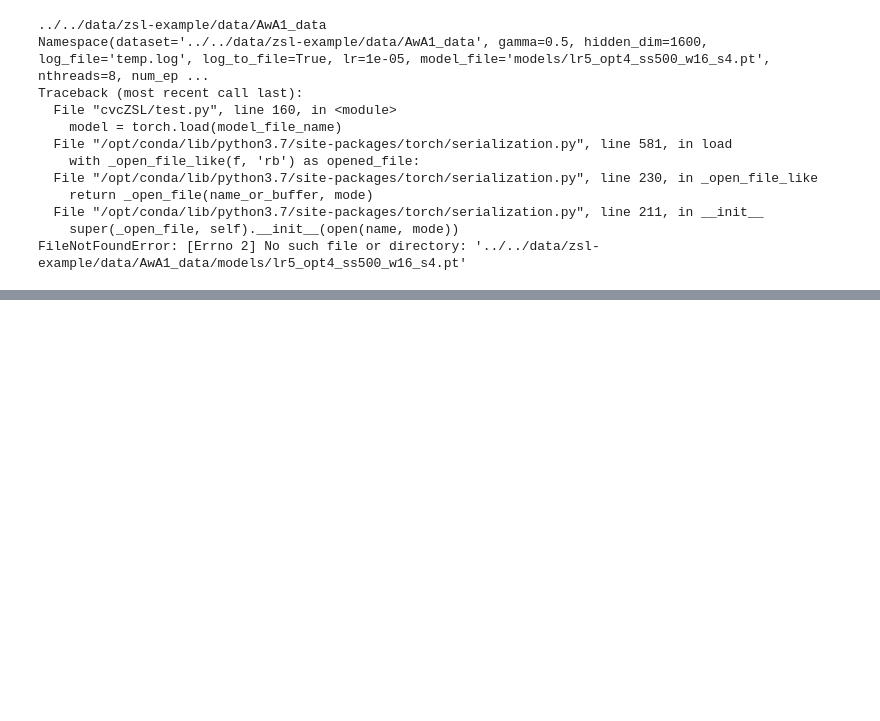
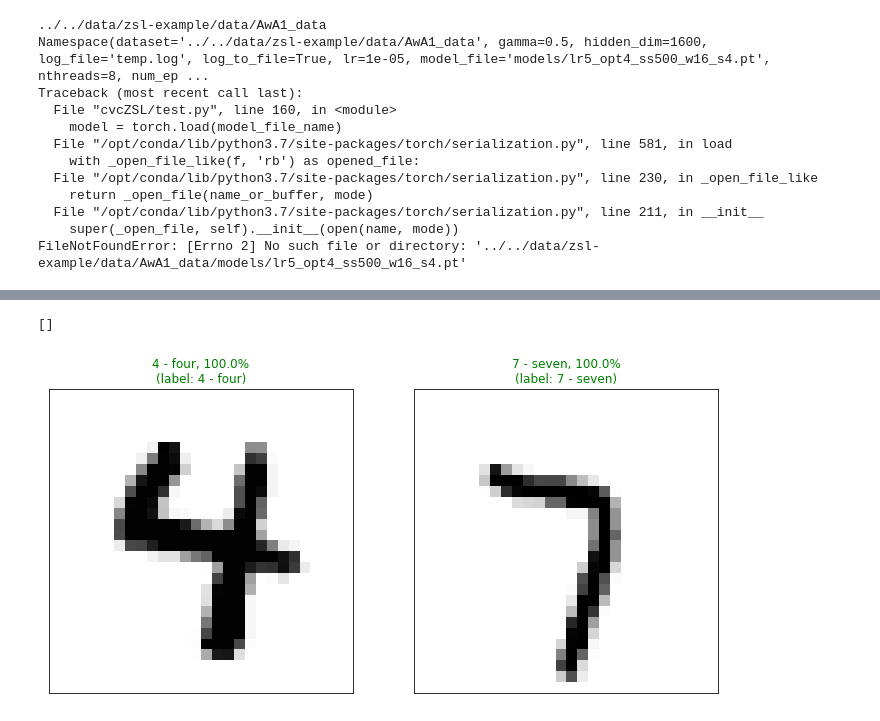
Before and after one commit to christnp/e6998-project, a Jupyter notebook: src/zero-shot/zero-shot-learning.ipynb, the cells around one changed output, grey strips where cells are left out. Saved outputs shown, nothing was run; the diff lists cells and outputs as text; code cells hidden in the pictures; blank space fills up the shorter version.

```diff
--- a/src/zero-shot/zero-shot-learning.ipynb
+++ b/src/zero-shot/zero-shot-learning.ipynb
@@ -178,0 +197,36 @@ Class names: ['0 - zero', '1 - one', '2 - two', '3 - three', '4 - four', '5 - fi
+# %%
+model = models.resnet18(pretrained=False)
+model_name = 'resnet18'
+
+output_dir='output'
+num_epochs = 5
+# prepare the pre-trained model:
+#   Note the following considerations given our dataset for ResNet
+#     -> MNIST data are 1-channel (grascale) of size and has 10 output classes
+#     -> ResNet model expects 3-channel (RGB) images of size 224x224 as input
+#        and has 1000 output classes
+#     == We must changet the last fully connected layer to match 10 classes
+# keep features unchanged
+num_features = model.fc.in_features
+# change the output layer to match number of new classes
+num_classes = 10
+model.fc = nn.Linear(num_features, num_classes)
+# change the first conv layer for single channel images
+model.conv1 = torch.nn.Conv1d(1, 64, (7, 7), (2, 2), (3, 3), bias=False)
+# ref: https://discuss.pytorch.org/t/altering-resnet18-for-single-channel-images/29198/10
+
+# move model to the GPU
+cudnn.benchmark = True
+
+# use helper function to train the model (outputs model and Pandas DF)
+print(f'\nTraining baseline model \'{model_name}\'...')
+model, results_df,_ = train_model(device, model, dataloaders,
+                                       dataset_sizes, output_dir=output_dir,
+                                       num_epochs=num_epochs)
+
+# save the data for others to use
+ # <-- train_model should have created this dir
+results_file = f'{model_name}_results_{time.strftime("%Y-%m-%dT%H%M%S")}.csv'
+results_df.to_csv(os.path.join(output_dir,results_file),
+                  columns=results_df.columns)
+print(f'> Saved results to \'{results_file}\'.')
@@ -178,0 +251,12 @@ Class names: ['0 - zero', '1 - one', '2 - two', '3 - three', '4 - four', '5 - fi
+# %%
+# Evaluate the model using the prediction set held-off
+model.eval()
+dataloader_iter = iter(dataloaders['pred'])
+inputs, labels = next(dataloader_iter)
+inputs = inputs.cuda()
+# make predictions an plot the results
+fig = plot_classes_preds(model,inputs,labels,class_names)
+plt.plot()
+# %% [output]
+[]
+[figure, added]
```
Also changed, not shown: parts of 3 cells of this notebook, 6 other files.
